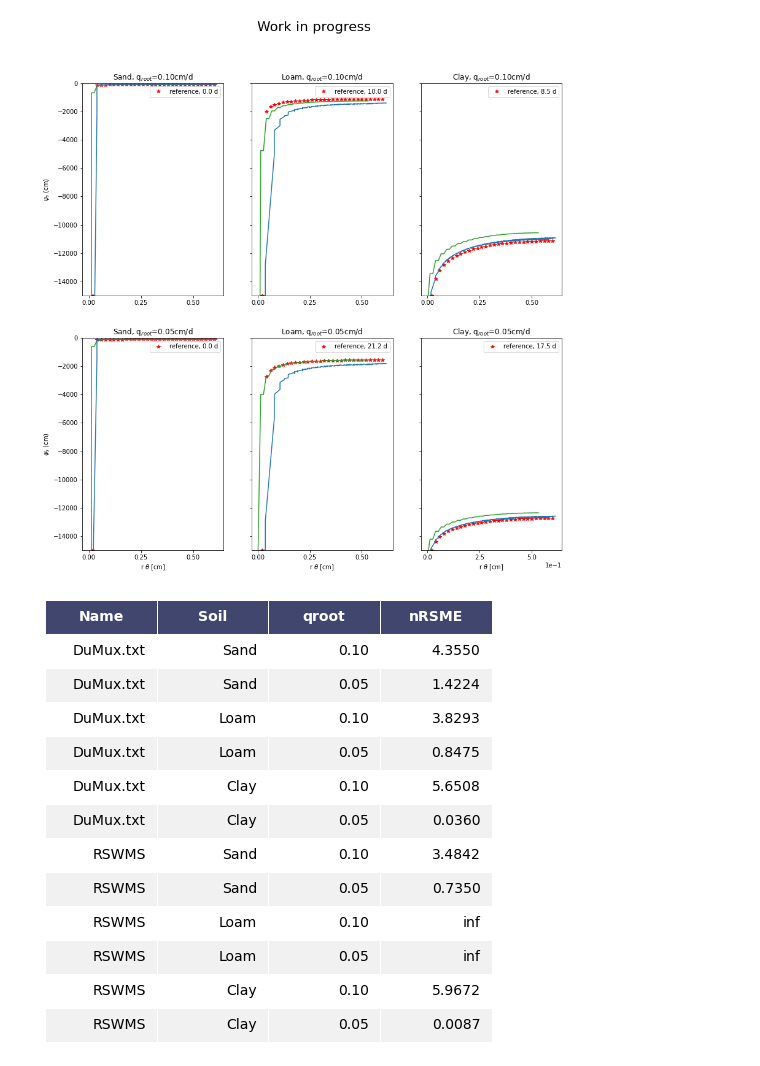
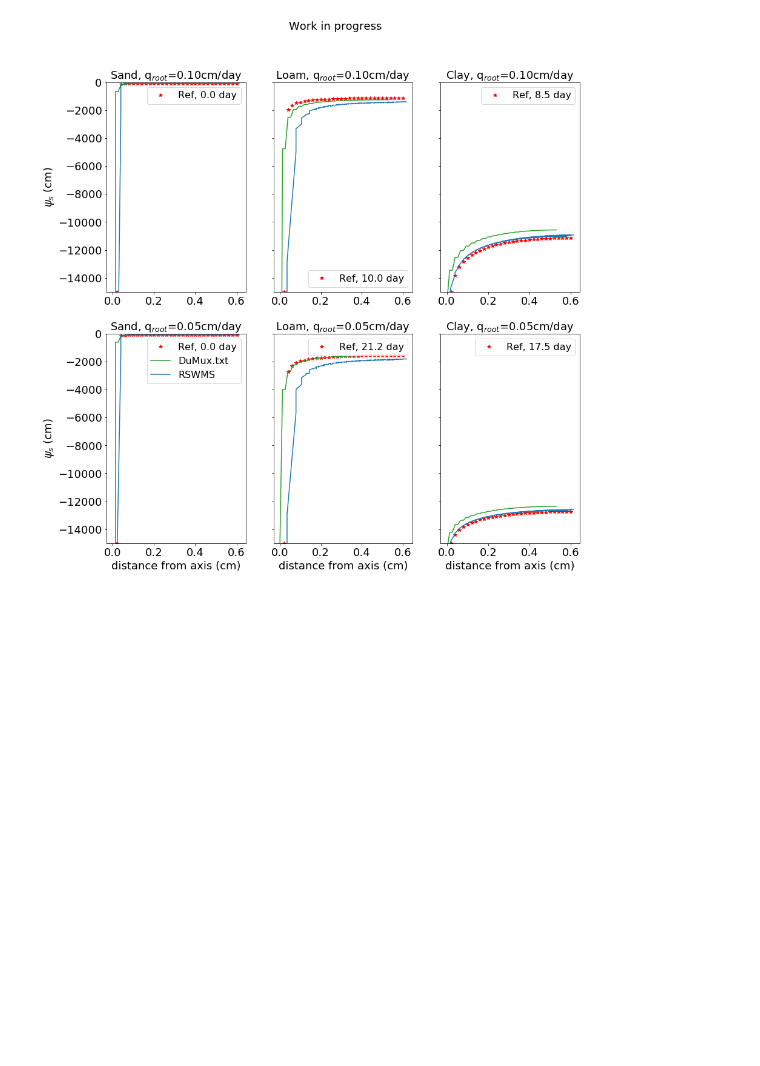
Before and after one commit to RSA-benchmarks/collaborative-comparison, a Jupyter notebook: C1 Coupled problem, static RSA/C1.1 Single root/C1.1 Automated comparison.ipynb, the cells around one changed output. Cells and saved outputs as stored; diff of their text form; code cells hidden in the pictures; blank space fills up the shorter version.

```diff
--- a/C1 Coupled problem, static RSA/C1.1 Single root/C1.1 Automated comparison.ipynb
+++ b/C1 Coupled problem, static RSA/C1.1 Single root/C1.1 Automated comparison.ipynb
@@ -118,14 +51,15 @@ for s,soil in enumerate([sand, loam, clay]):
         # plot
         Q = np.trapz(wc_stressonset[ind,:]*r,r)
         simtime=((r_out**2-r_root**2)*3.14*water_content(-100,soil) - Q*2*3.14)/(2*r_root*3.14*q_root)
-        ax[int(q),int(s)].plot(r,h_stressonset[ind,:],'r*',label='reference, '+"{:.1f}".format(simtime)+" d")
+        ax[int(q),int(s)].plot(r,h_stressonset[ind,:],'r*',label='Ref, '+"{:.1f}".format(simtime)+" day")
         ax[1,int(s)].set_xlabel("r (cm)")
         ax[int(q),0].set_ylabel("$\\psi_s$ (cm)")
         ax[int(q),1].set_yticklabels([]);ax[int(q),2].set_yticklabels([])
         ax[int(q),int(s)].set_ylim(-15000,0)
         ax[int(q),int(s)].legend()
-        ax[int(q),int(s)].title.set_text(soils[int(s)]+r', q$_{root}$='+"{:.2f}".format(q_root)+"cm/d")
+        ax[int(q),int(s)].title.set_text(soils[int(s)]+r', q$_{root}$='+"{:.2f}".format(q_root)+"cm/day")
         ind=ind+1;
+
 # Numerical solutions
 r, nrmse, nn, l, lsoil, lqroot = [], [], [], [], [], []
 cc = 0
@@ -134,95 +68,38 @@ for dirname, dirnames, filenames in os.walk('C1.1 Numerical results/.'):
     filenames.sort()
     for i,f in enumerate(filenames):
         try:
             data = []
             with open('C1.1 Numerical results/'+f) as fp:
                 for line in fp:
                     s = ast.literal_eval("["+line+"]")
                     data.append(s)
             for k in range(0,3): # axis
                 for j in range(0,2):
-                    l.append(f); lsoil.append(lsoils[k]); lqroot.append(lqroots[j])
+                    l.append(f)
+                    lsoil.append(lsoils[k])
+                    lqroot.append(lqroots[j])
                     r_n = data[2*(3*j+k)]
                     h_n = data[2*(3*j+k)+1]
                     nn.append(len(h_n))
                     pl, = ax[j,k].plot(r_n,h_n,col[cc]) # numeric solution
                     r_a = np.linspace(r_root, r_out, 30)
                     h_a = h_stressonset[3*j+k,:]
                     interp = interp1d(r_n,h_n, kind='linear',fill_value='extrapolate', bounds_error =False )
                     h_n = interp(sorted(r_a)) # numerical solution at points of analytical solution
-                    # calculate metrics
-                    nrmse.append(nRMSE(h_a,h_n))
+                    nrmse.append(nRMSE(h_a,h_n)) # calculate metrics
                     if k==0:
                         pl.set_label(f)
-                ax[j,k].set_xlabel("r $\\theta$ [cm]")
+                ax[j,k].set_xlabel("distance from axis (cm)")
                 if j==0:
-                    ax[j,k].set_ylabel("$\\psi_s$ (cm)") # all file data values are currently [m], I will change that soon
+                    ax[j,k].set_ylabel("$\\psi_s$ (cm)")
+                ax[j,k].legend()
             cc+=1
         except Exception as ex:
             print("Something went wrong with file "+f)
             print(ex)
 
-
-plt.rc('font', size=20)          # controls default text sizes
-plt.rc('axes', titlesize=22)     # fontsize of the axes title
-plt.rc('axes', labelsize=22)    # fontsize of the x and y labels
-plt.rc('xtick', labelsize=20)    # fontsize of the tick labels
-plt.rc('ytick', labelsize=20)    # fontsize of the tick labels
-plt.rc('legend', fontsize=20)    # legend fontsize
-plt.rc('figure', titlesize=22)  # fontsize of the figure title
-plt.ticklabel_format(style='sci', axis='x', scilimits=(0,0))
 plt.savefig('c11_results.png', dpi=300, bbox_inches = "tight")
 fig.suptitle("Work in progress")
 plt.show()
-
-
-import pandas as pd
-# initialize list of lists
-data_ = np.array([l, lsoil, lqroot, nrmse])
-data_ = np.array(data_.transpose())
-# Create the pandas DataFrame
-df = pd.DataFrame(data_, columns = ['Name','Soil','qroot','nRSME'] )
-df['qroot'] = df['qroot'].astype(float)
-df['qroot'] = df['qroot'].map('{:,.2f}'.format)
-df['nRSME'] = df['nRSME'].astype(float)
-df['nRSME'] = df['nRSME'].map('{:,.4f}'.format)
-df.style.set_table_styles(
-[{'selector': 'tr:nth-of-type(odd)',
-  'props': [('background', '#eee')]},
- {'selector': 'tr:nth-of-type(even)',
-  'props': [('background', 'white')]},
- {'selector': 'th',
-  'props': [('background', '#606060'),
-            ('color', 'white'),
-            ('font-family', 'verdana')]},
- {'selector': 'td',
-  'props': [('font-family', 'verdana')]},
-]
-).hide_index()
-import six
-def render_mpl_table(data, col_width=3.0, row_height=0.625, font_size=14,
-                     header_color='#40466e', row_colors=['#f1f1f2', 'w'], edge_color='w',
-                     bbox=[0, 0, 1, 1], header_columns=0,
-                     ax=None, **kwargs):
-    if ax is None:
-        size = (np.array(data.shape[::-1]) + np.array([0, 1])) * np.array([col_width, row_height])
-        fig, ax = plt.subplots(figsize=size)
-        ax.axis('off')
-    mpl_table = ax.table(cellText=data.values, bbox=bbox, colLabels=data.columns, **kwargs)
-    mpl_table.auto_set_font_size(False)
-    mpl_table.set_fontsize(font_size)
-
-    for k, cell in mpl_table._cells.items():
-        cell.set_edgecolor(edge_color)
-        if k[0] == 0 or k[1] < header_columns:
-            cell.set_text_props(weight='bold', color='w')
-            cell.set_facecolor(header_color)
-        else:
-            cell.set_facecolor(row_colors[k[0]%len(row_colors) ])
-    return ax.get_figure(), ax
-
-fig,ax = render_mpl_table(df, header_columns=0, col_width=2.0)
-fig.savefig("table_c1l.png")
 # %% [output]
-[figure, old version]
+[figure, new version]
-[figure, removed]
```
Also changed, not shown: parts of 4 cells of this notebook, 20 other files.
